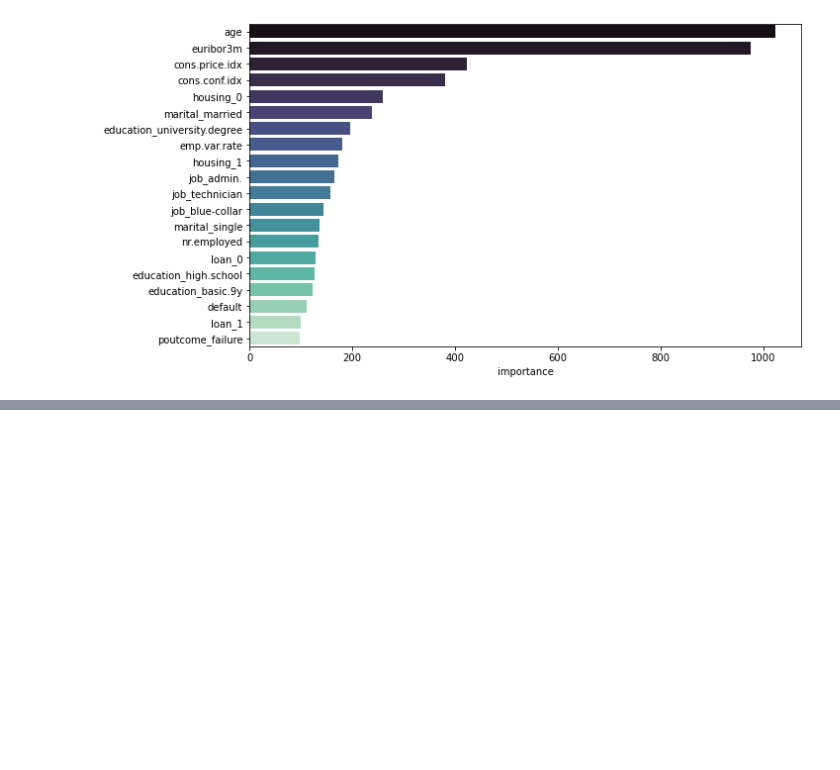
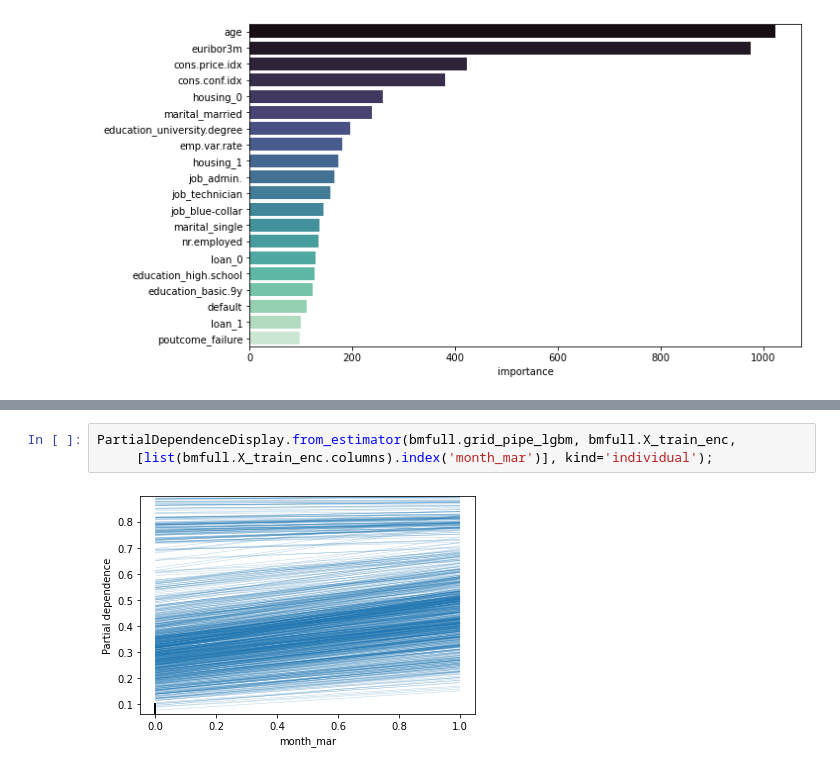
Before and after one commit to KseniaKingsep/interpretable-ml-risks, a Jupyter notebook: notebooks/1_1_BankMarketing_train.ipynb, the cells around one changed output, grey strips where cells are left out. Drawn from its saved outputs; the diff is of its cells as text; blank space fills up the shorter version.

```diff
--- a/notebooks/1_1_BankMarketing_train.ipynb
+++ b/notebooks/1_1_BankMarketing_train.ipynb
@@ -82,0 +134,5 @@ bmred.get_fimp()
+# %%
+PartialDependenceDisplay.from_estimator(bmfull.grid_pipe_lgbm, bmfull.X_train_enc,
+     [list(bmfull.X_train_enc.columns).index('month_mar')], kind='individual');
+# %% [output]
+[figure, added]
```
Also changed, not shown: parts of 10 cells of this notebook, 1 other file.
